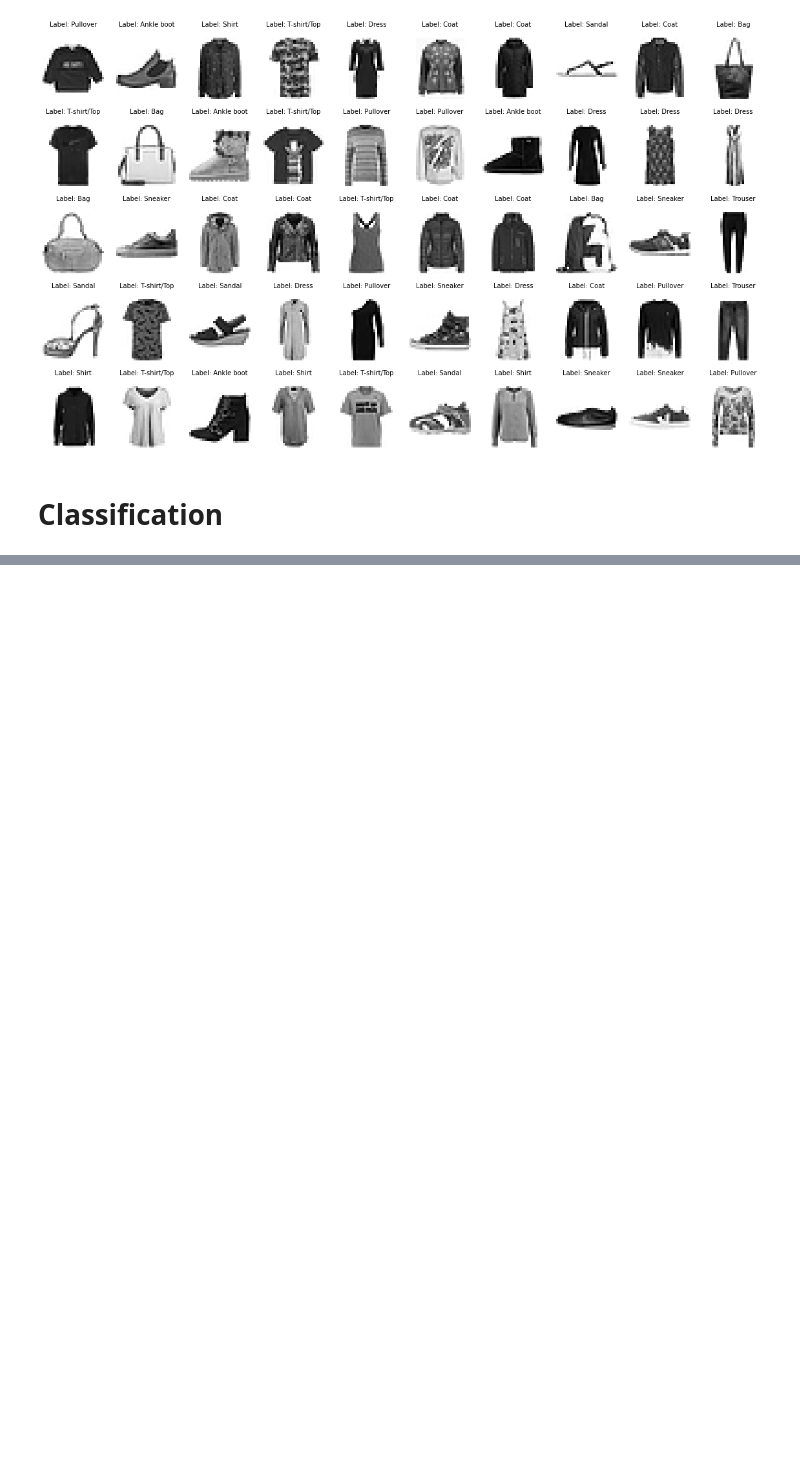
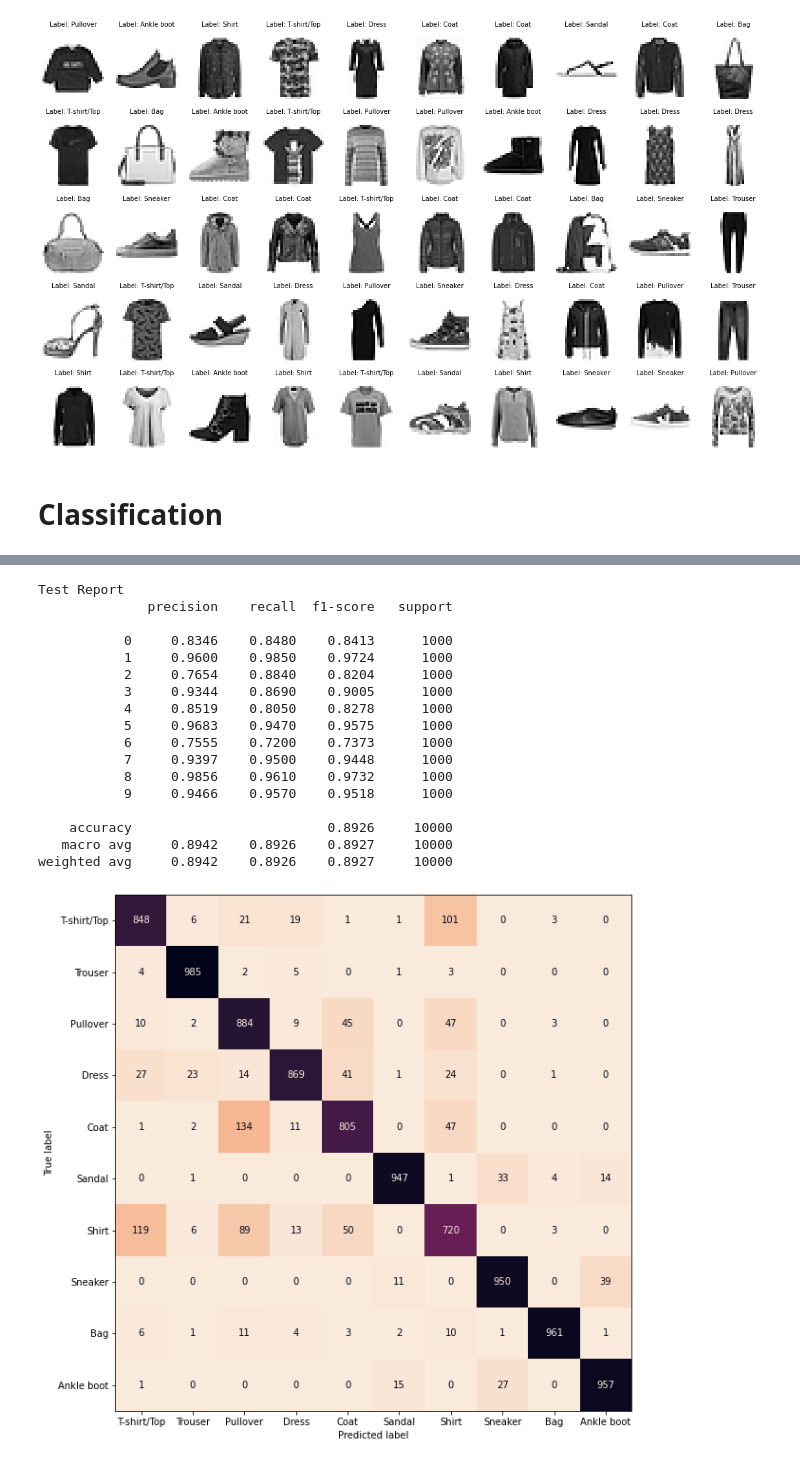
Before and after one commit to roma-glushko/zelando-fashion-mnist, a Jupyter notebook: index.ipynb, the cells around one changed output, grey strips where cells are left out. Cells and saved outputs as stored; diff of their text form; code cells hidden in the pictures; blank space fills up the shorter version.

```diff
--- a/index.ipynb
+++ b/index.ipynb
@@ -87,6 +90,29 @@ for index, (image, label_idx) in enumerate(zip(X_train[0:50], y_train[0:50])):
 [figure]
 # %% [markdown]
 # Classification
+# %%
+def plot_confusion_matrix_by_predictions(y_true, y_predicted, *, labels=None,
+                          sample_weight=None, normalize=None,
+                          display_labels=None, include_values=True,
+                          xticks_rotation='horizontal',
+                          values_format=None, colorbar=False,
+                          cmap='rocket_r', ax=None):
+
+    cm = confusion_matrix(y_true, y_predicted, sample_weight=sample_weight,
+                          labels=labels, normalize=normalize)
+
+    if display_labels is None:
+        if labels is None:
+            display_labels = unique_labels(y_true, y_predicted)
+        else:
+            display_labels = labels
+
+    disp = ConfusionMatrixDisplay(confusion_matrix=cm,
+                                  display_labels=display_labels)
+
+    return disp.plot(include_values=include_values,
+                     cmap=cmap, ax=ax, xticks_rotation=xticks_rotation,
+                     values_format=values_format, colorbar=colorbar)
 # %%
 def get_log_dir():
     training_id = time.strftime('run_%Y_%m_%d-%H_%M_%S')
@@ -172,0 +237,28 @@ model.evaluate(X_test, y_test)
+# %%
+y_test_pred = np.argmax(model.predict(X_test), axis=-1)
+# %%
+print('Test Report')
+print(classification_report(y_test, y_test_pred, digits=4))
+
+matrix = plot_confusion_matrix_by_predictions(y_test, y_test_pred, display_labels=label_names)
+matrix.figure_.set_figheight(10)
+matrix.figure_.set_figwidth(10)
+# %% [output]
+Test Report
+              precision    recall  f1-score   support
+
+           0     0.8346    0.8480    0.8413      1000
+           1     0.9600    0.9850    0.9724      1000
+           2     0.7654    0.8840    0.8204      1000
+           3     0.9344    0.8690    0.9005      1000
+           4     0.8519    0.8050    0.8278      1000
+           5     0.9683    0.9470    0.9575      1000
+           6     0.7555    0.7200    0.7373      1000
+           7     0.9397    0.9500    0.9448      1000
+           8     0.9856    0.9610    0.9732      1000
+           9     0.9466    0.9570    0.9518      1000
+
+    accuracy                         0.8926     10000
+   macro avg     0.8942    0.8926    0.8927     10000
+weighted avg     0.8942    0.8926    0.8927     10000
+[figure, added]
```
Also changed, not shown: parts of 16 cells of this notebook, 1 other file.
